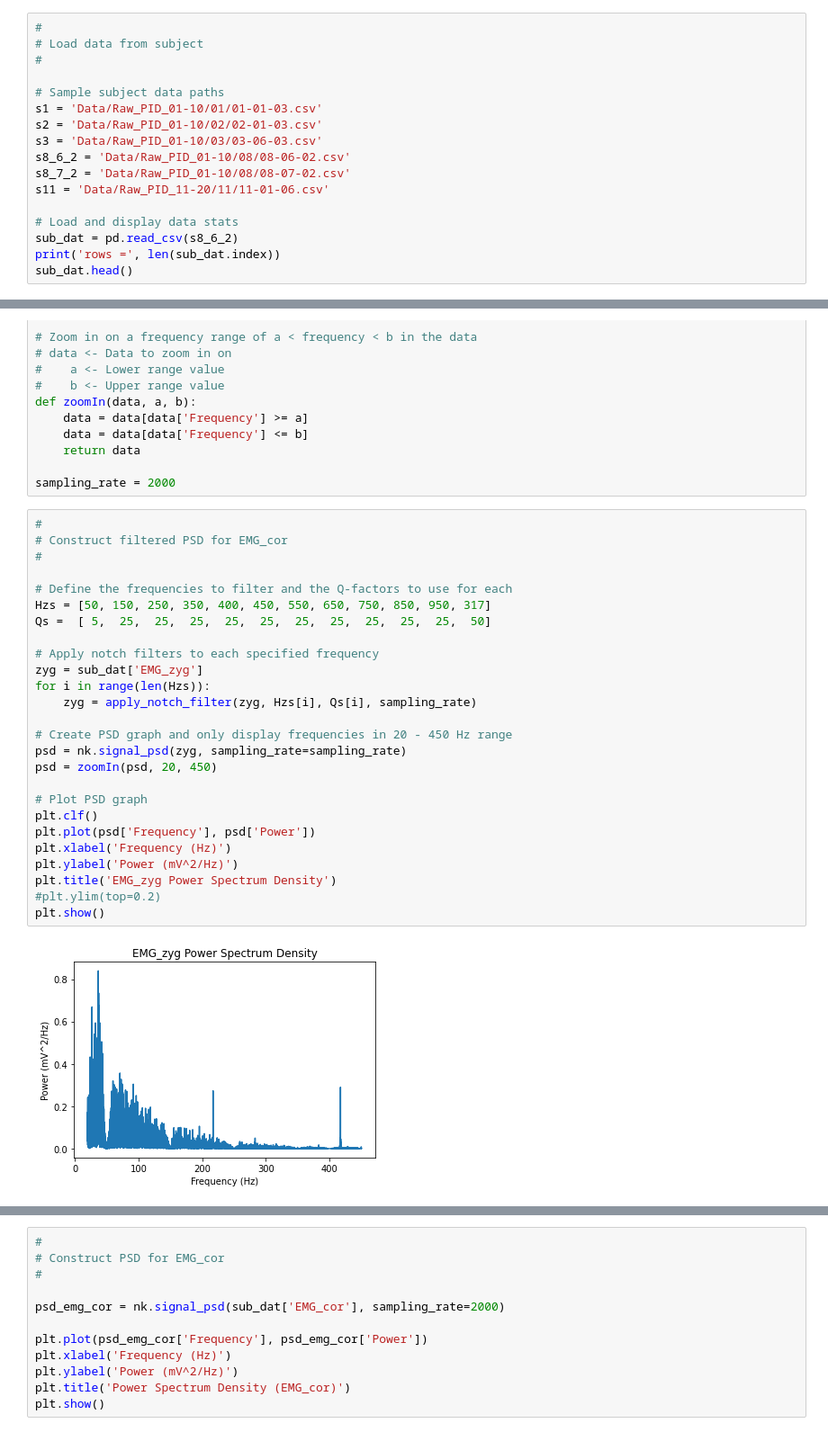
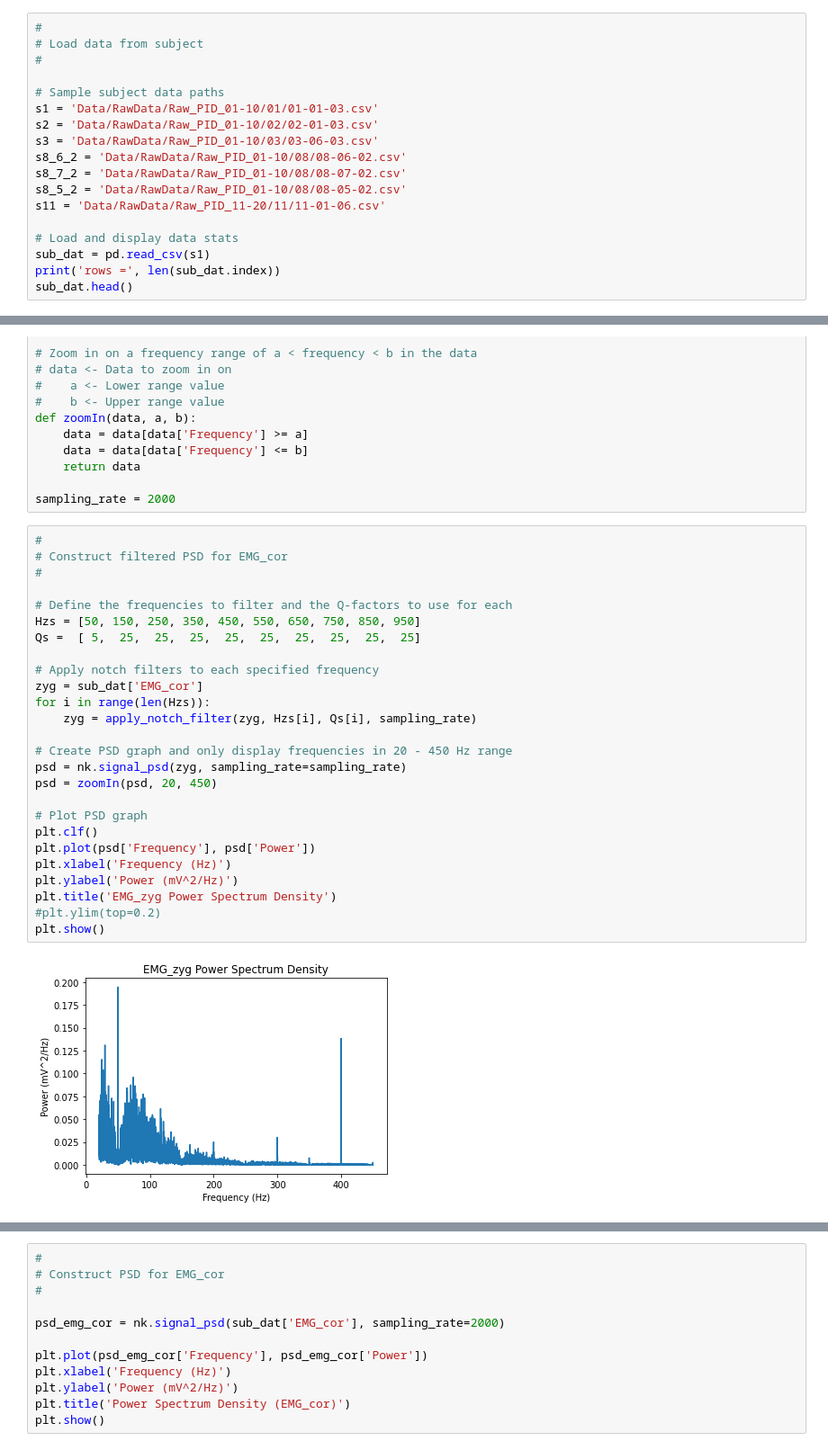
Before and after one commit to WiIIson/EMGFlow-Python-Package, a Jupyter notebook: PeakAffectDS-Analysis2.ipynb, the cells around one changed output, grey strips where cells are left out. Shown: that part at 90% size. Cells and saved outputs as stored; diff of their text form.

```diff
--- a/PeakAffectDS-Analysis2.ipynb
+++ b/PeakAffectDS-Analysis2.ipynb
@@ -22,15 +22,16 @@ import scipy.signal
 #
 
 # Sample subject data paths
-s1 = 'Data/Raw_PID_01-10/01/01-01-03.csv'
-s2 = 'Data/Raw_PID_01-10/02/02-01-03.csv'
-s3 = 'Data/Raw_PID_01-10/03/03-06-03.csv'
-s8_6_2 = 'Data/Raw_PID_01-10/08/08-06-02.csv'
-s8_7_2 = 'Data/Raw_PID_01-10/08/08-07-02.csv'
-s11 = 'Data/Raw_PID_11-20/11/11-01-06.csv'
+s1 = 'Data/RawData/Raw_PID_01-10/01/01-01-03.csv'
+s2 = 'Data/RawData/Raw_PID_01-10/02/02-01-03.csv'
+s3 = 'Data/RawData/Raw_PID_01-10/03/03-06-03.csv'
+s8_6_2 = 'Data/RawData/Raw_PID_01-10/08/08-06-02.csv'
+s8_7_2 = 'Data/RawData/Raw_PID_01-10/08/08-07-02.csv'
+s8_5_2 = 'Data/RawData/Raw_PID_01-10/08/08-05-02.csv'
+s11 = 'Data/RawData/Raw_PID_11-20/11/11-01-06.csv'
 
 # Load and display data stats
-sub_dat = pd.read_csv(s8_6_2)
+sub_dat = pd.read_csv(s1)
 print('rows =', len(sub_dat.index))
 sub_dat.head()
 # %% [output]
@@ -108,31 +109,31 @@ sampling_rate = 2000
 # %%
 #
 # Construct filtered PSD for EMG_cor
 #
 
 # Define the frequencies to filter and the Q-factors to use for each
-Hzs = [50, 150, 250, 350, 400, 450, 550, 650, 750, 850, 950, 317]
-Qs =  [ 5,  25,  25,  25,  25,  25,  25,  25,  25,  25,  25,  50]
+Hzs = [50, 150, 250, 350, 450, 550, 650, 750, 850, 950]
+Qs =  [ 5,  25,  25,  25,  25,  25,  25,  25,  25,  25]
 
 # Apply notch filters to each specified frequency
-zyg = sub_dat['EMG_zyg']
+zyg = sub_dat['EMG_cor']
 for i in range(len(Hzs)):
     zyg = apply_notch_filter(zyg, Hzs[i], Qs[i], sampling_rate)
 
 # Create PSD graph and only display frequencies in 20 - 450 Hz range
 psd = nk.signal_psd(zyg, sampling_rate=sampling_rate)
 psd = zoomIn(psd, 20, 450)
 
 # Plot PSD graph
 plt.clf()
 plt.plot(psd['Frequency'], psd['Power'])
 plt.xlabel('Frequency (Hz)')
 plt.ylabel('Power (mV^2/Hz)')
 plt.title('EMG_zyg Power Spectrum Density')
 #plt.ylim(top=0.2)
 plt.show()
 # %% [output]
-[figure, old version]
+[figure, new version]
 # %%
 #
 # Plot EMG_cor
```
Also changed, not shown: parts of 11 cells of this notebook, 4 other files.
